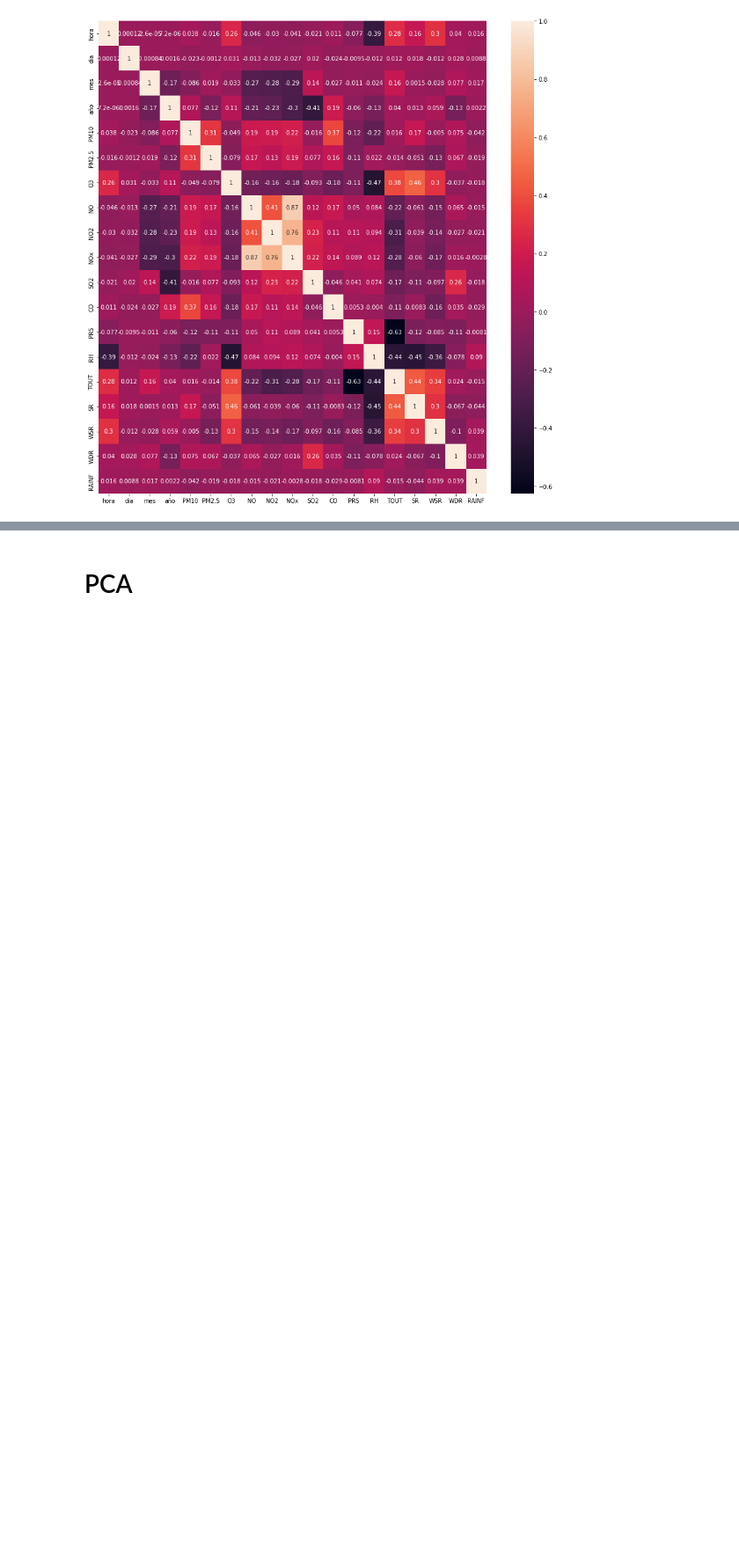
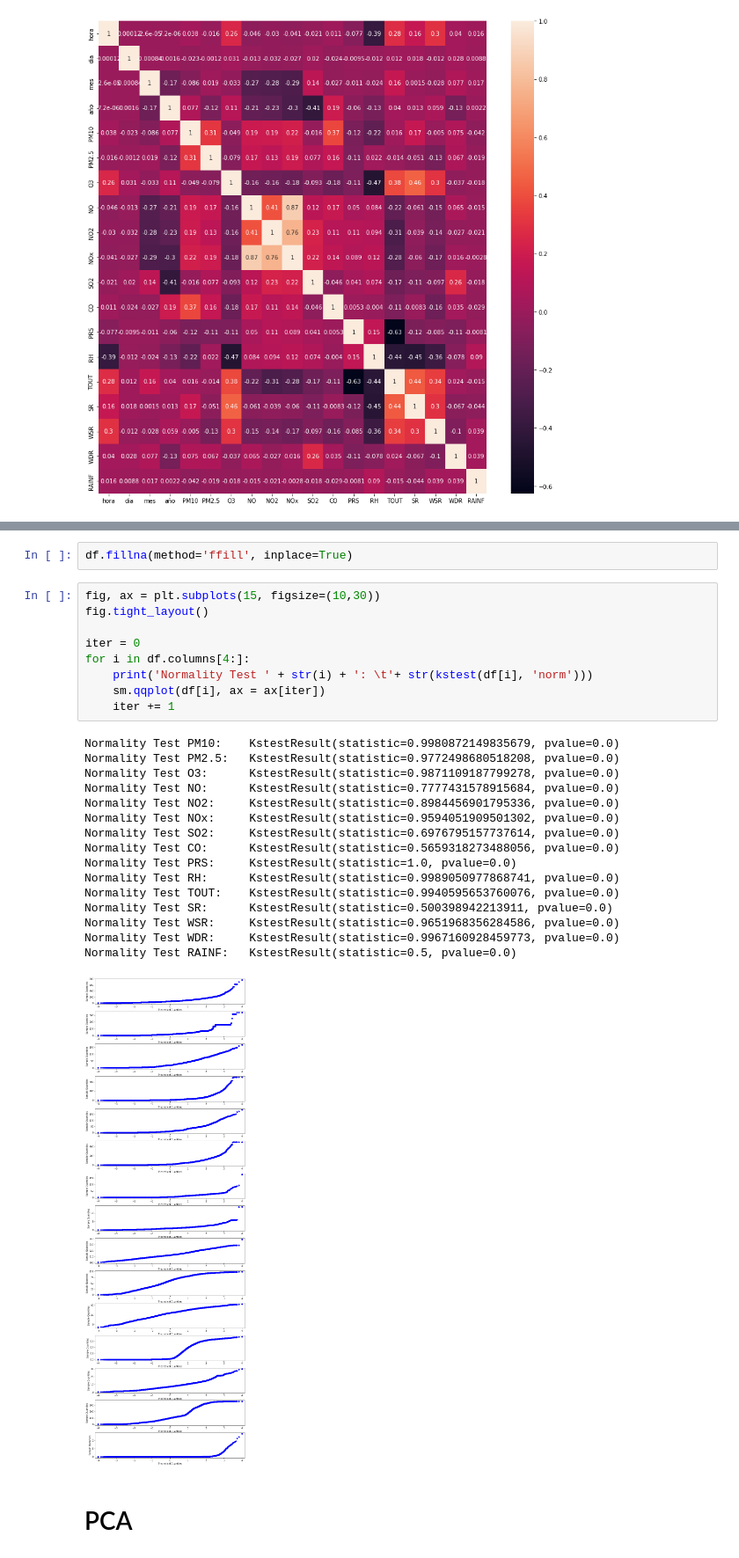
Before and after one commit to DiegoElian02/CienciadeDatosMultivariado, a Jupyter notebook: AnalisisPreeliminar.ipynb, the cells around one changed output, grey strips where cells are left out. Shown at 88% size. Saved outputs shown, nothing was run; the diff lists cells and outputs as text; blank space fills up the shorter version.

Commit message:
Normality Tests

```diff
--- a/AnalisisPreeliminar.ipynb
+++ b/AnalisisPreeliminar.ipynb
@@ -201,3 +211,31 @@ plt.show()
+# %%
+df.fillna(method='ffill', inplace=True)
+# %%
+fig, ax = plt.subplots(15, figsize=(10,30))
+fig.tight_layout()
+
+iter = 0
+for i in df.columns[4:]:
+    print('Normality Test ' + str(i) + ': \t'+ str(kstest(df[i], 'norm')))
+    sm.qqplot(df[i], ax = ax[iter])
+    iter += 1
+# %% [output]
+Normality Test PM10:    KstestResult(statistic=0.9980872149835679, pvalue=0.0)
+Normality Test PM2.5:   KstestResult(statistic=0.9772498680518208, pvalue=0.0)
+Normality Test O3:      KstestResult(statistic=0.9871109187799278, pvalue=0.0)
+Normality Test NO:      KstestResult(statistic=0.7777431578915684, pvalue=0.0)
+Normality Test NO2:     KstestResult(statistic=0.8984456901795336, pvalue=0.0)
+Normality Test NOx:     KstestResult(statistic=0.9594051909501302, pvalue=0.0)
+Normality Test SO2:     KstestResult(statistic=0.6976795157737614, pvalue=0.0)
+Normality Test CO:      KstestResult(statistic=0.5659318273488056, pvalue=0.0)
+Normality Test PRS:     KstestResult(statistic=1.0, pvalue=0.0)
+Normality Test RH:      KstestResult(statistic=0.9989050977868741, pvalue=0.0)
+Normality Test TOUT:    KstestResult(statistic=0.9940595653760076, pvalue=0.0)
+Normality Test SR:      KstestResult(statistic=0.500398942213911, pvalue=0.0)
+Normality Test WSR:     KstestResult(statistic=0.9651968356284586, pvalue=0.0)
+Normality Test WDR:     KstestResult(statistic=0.9967160928459773, pvalue=0.0)
+Normality Test RAINF:   KstestResult(statistic=0.5, pvalue=0.0)
+[figure, added]
 # %% [markdown]
 # PCA
 # %%
```
Also changed, not shown: parts of 2 cells of this notebook, 1 other file.
